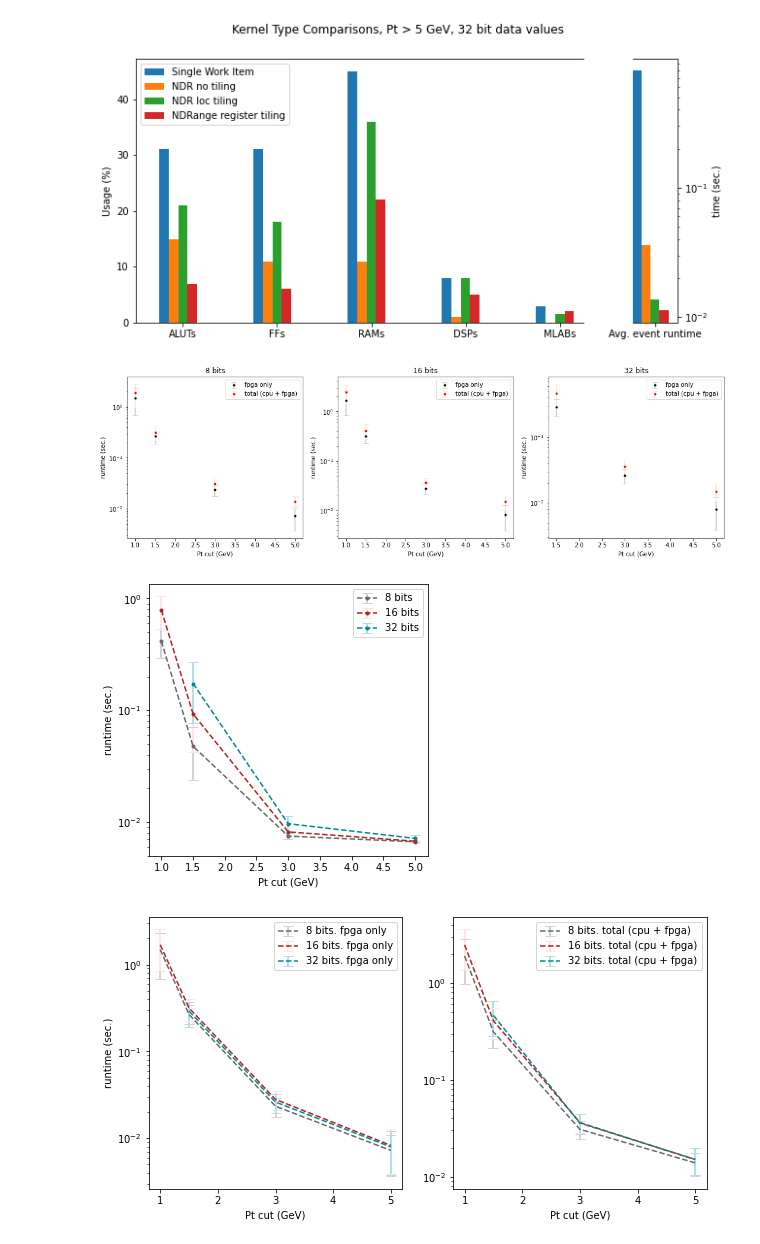
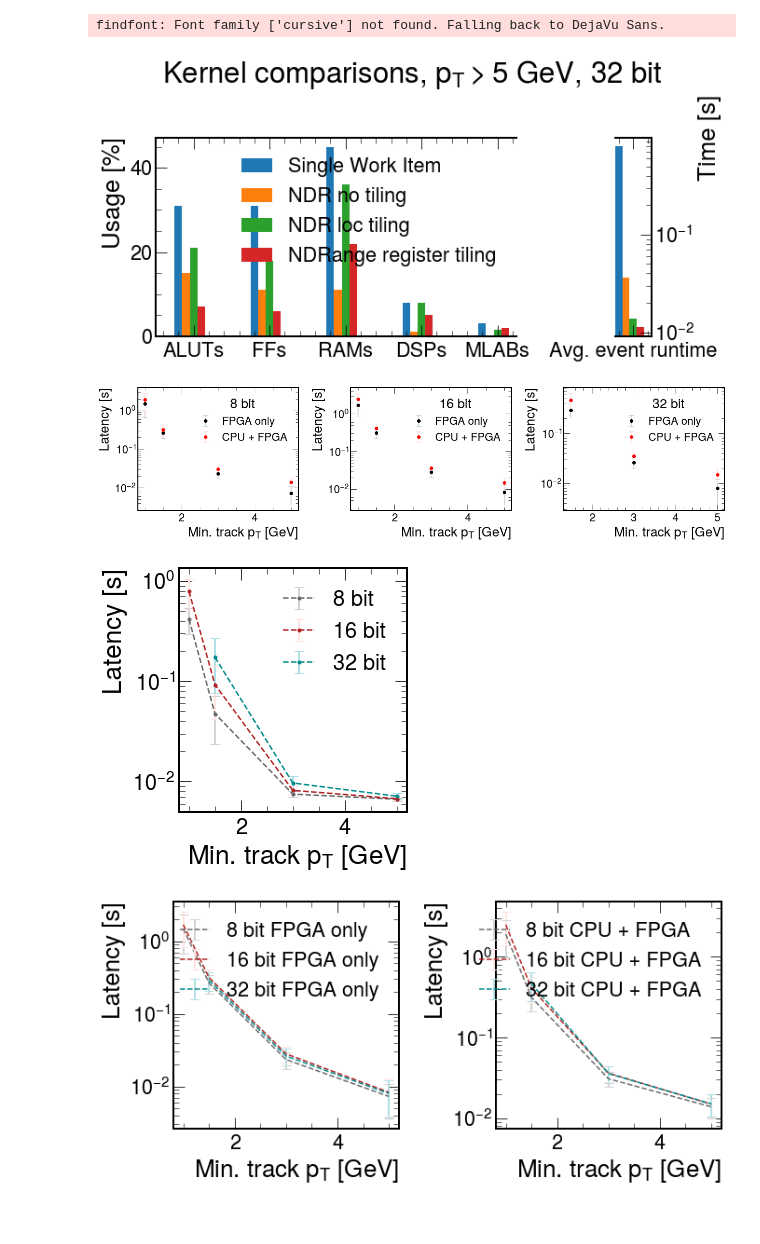
Before and after one commit to a-heintz/interaction-network-fpga-opencl, a Jupyter notebook: cl_gnn_in_gemm/results/plots_report.ipynb, the cells around one changed output. Saved outputs shown, nothing was run; the diff lists cells and outputs as text; code cells hidden in the pictures.

```diff
--- a/cl_gnn_in_gemm/results/plots_report.ipynb
+++ b/cl_gnn_in_gemm/results/plots_report.ipynb
@@ -1,6 +1,8 @@
 # %%
 import matplotlib.pyplot as plt
 import numpy as np
+import mplhep as hep
+plt.style.use(hep.style.CMS)
 # %%
 # resource usage component % per kernel type
 resource = {}
@@ -33,38 +35,40 @@ width = 0.1
 for i in range(len(R)):
     kernel_type = R[i]
     ax1.bar(x - width / 2 * N + N * i * width / N, vals[kernel_type][:], width, label=kernel_type)
 ax1.set_xticks(x)
 ax1.set_xticklabels(labels)
 
 #ax2 = ax1.twinx()
 for i in range(len(R)):
     kernel_type = R[i]
     ax2.bar(x[-1] - width / 2 * N + N * i * width / N, runtimes[kernel_type], width, label=kernel_type)
 
 ax2.set_xticks(x)
 labels[-1] = 'Avg. event runtime'
 ax2.set_xticklabels(labels)
 ax1.set_xlim(-0.5,4.25)
 ax2.set_xlim(3.75,4.25)
 
 ax1.spines['right'].set_visible(False)
 ax2.spines['left'].set_visible(False)
 ax1.yaxis.tick_left()
 #ax1.tick_params(labelright='off')
 ax2.yaxis.tick_right()
 
-ax2.set_ylabel('time (sec.)')
-ax1.set_ylabel('Usage (%)')
-ax1.legend(loc='upper left')
+ax2.set_ylabel('Time [s]')
+ax1.set_ylabel('Usage [%]')
+ax1.legend(loc='upper right')
 ax2.yaxis.set_label_position("right")
 #plt.tick_params(labelcolor='none', top=False, bottom=False, left=False, right=False)
 #plt.xlabel("common X")
 plt.yscale('log')
-fig.suptitle('Kernel Type Comparisons, Pt > 5 GeV, 32 bit data values')
+fig.suptitle(r'Kernel comparisons, $p_T > 5$ GeV, 32 bit')
 fig.align_xlabels()
+plt.tight_layout()
 plt.show()
 # %% [output]
+findfont: Font family ['cursive'] not found. Falling back to DejaVu Sans.
-[figure, old version]
+[figure, new version]
 # %%
 bitrange = ['8', '16', '32']
 
@@ -128,23 +132,24 @@ for i in range(len(bitrange)):
     pts = np.array(list(bits['{}_avg_fpga'.format(bit)].keys())).astype('float32')
     vals = np.array(list(bits['{}_avg_fpga'.format(bit)].values())).astype('float32') / 1e6
     err_vals = np.sqrt(np.array(list(bits['{}_var_fpga'.format(bit)].values())).astype('float32')) / 1e6
-    plt.errorbar(pts, vals, yerr=err_vals, fmt='.', color='black',
-                 ecolor='lightgray', elinewidth=2, capsize=5, label = 'fpga only')
+    plt.errorbar(pts, vals, yerr=err_vals, fmt='o', color='black',
+                 ecolor='lightgray', elinewidth=2, capsize=5, label = 'FPGA only')
 
     pts = np.array(list(bits['{}_avg_total'.format(bit)].keys())).astype('float32')
     vals = np.array(list(bits['{}_avg_total'.format(bit)].values())).astype('float32') / 1e6
     err_vals = np.sqrt(np.array(list(bits['{}_var_total'.format(bit)].values())).astype('float32')) / 1e6
-    plt.errorbar(pts, vals, yerr=err_vals, fmt='.', color='r',
-                 ecolor='mistyrose', elinewidth=2, capsize=5, label = 'total (cpu + fpga)')
+    plt.errorbar(pts, vals, yerr=err_vals, fmt='o', color='r',
+                 ecolor='mistyrose', elinewidth=2,  capsize=5, label = 'CPU + FPGA')
 
-    plt.xlabel('Pt cut (GeV)')
-    plt.ylabel('runtime (sec.)')
-    plt.legend()
+    plt.xlabel(r'Min. track $p_T$ [GeV]')
+    plt.ylabel('Latency [s]')
+    plt.legend(title='{} bit'.format(bit))
     plt.yscale('log')
     #plt.xscale('log')
-    plt.title('{} bits'.format(bit))
+    #plt.title('{} bits'.format(bit))
+plt.tight_layout()
 # %% [output]
-[figure, old version]
+[figure, new version]
 # %%
 bitrange = ['8', '16', '32']
 
@@ -220,15 +225,16 @@ for i in range(len(bitrange)):
     total_err_vals = np.sqrt(np.array(list(bits['{}_var_total'.format(bit)].values())).astype('float32')) / 1e6
 
     plt.errorbar(total_pts, total_vals - fpga_vals, yerr=total_err_vals - fpga_err_vals, fmt='.--', color=color,
-                 ecolor=err_color, elinewidth=2, capsize=5, label = '{} bits'.format(bit))
+                 ecolor=err_color, elinewidth=2, capsize=5, label = '{} bit'.format(bit))
 
-    plt.xlabel('Pt cut (GeV)')
-    plt.ylabel('runtime (sec.)')
+    plt.xlabel(r'Min. track $p_T$ [GeV]')
+    plt.ylabel('Latency [s]')
     plt.legend()
     plt.yscale('log')
     #plt.xscale('log')
+plt.tight_layout()
 # %% [output]
-[figure, old version]
+[figure, new version]
 # %%
 plt.figure(figsize=(10,5))
 plt.subplot(1,2,1)
@@ -241,10 +247,10 @@ for i in range(len(bitrange)):
     vals = np.array(list(bits['{}_avg_fpga'.format(bit)].values())).astype('float32') / 1e6
     err_vals = np.sqrt(np.array(list(bits['{}_var_fpga'.format(bit)].values())).astype('float32')) / 1e6
     plt.errorbar(pts, vals, yerr=err_vals, fmt='--', color=color,
-                 ecolor=err_color, elinewidth=2, capsize=5, label = '{} bits. fpga only'.format(bit))
+                 ecolor=err_color, elinewidth=2, capsize=5, label = '{} bit FPGA only'.format(bit))
 
-plt.xlabel('Pt cut (GeV)')
-plt.ylabel('runtime (sec.)')
+plt.xlabel(r'Min. track $p_{T}$ [GeV]')
+plt.ylabel('Latency [s]')
 plt.legend()
 plt.yscale('log')
 
@@ -257,14 +263,16 @@ for i in range(len(bitrange)):
     vals = np.array(list(bits['{}_avg_total'.format(bit)].values())).astype('float32') / 1e6
     err_vals = np.sqrt(np.array(list(bits['{}_var_total'.format(bit)].values())).astype('float32')) / 1e6
     plt.errorbar(pts, vals, yerr=err_vals, fmt='--', color=color,
-                 ecolor=err_color, elinewidth=2, capsize=5, label = '{} bits. total (cpu + fpga)'.format(bit))
+                 ecolor=err_color, elinewidth=2, capsize=5, label = '{} bit CPU + FPGA'.format(bit))
 
-plt.xlabel('Pt cut (GeV)')
-plt.legend()
+plt.xlabel(r'Min. track $p_T$ [GeV]')
+plt.ylabel('Latency [s]')
+plt.legend(loc='upper right')
 plt.yscale('log')
+plt.tight_layout()
 plt.show()
 # %% [output]
-[figure, old version]
+[figure, new version]
 # %%
 # plot data size vs execution times, 8 bits >> data size corresponds to pt cut
 
```
Also changed, not shown: parts of 2 cells of this notebook.
